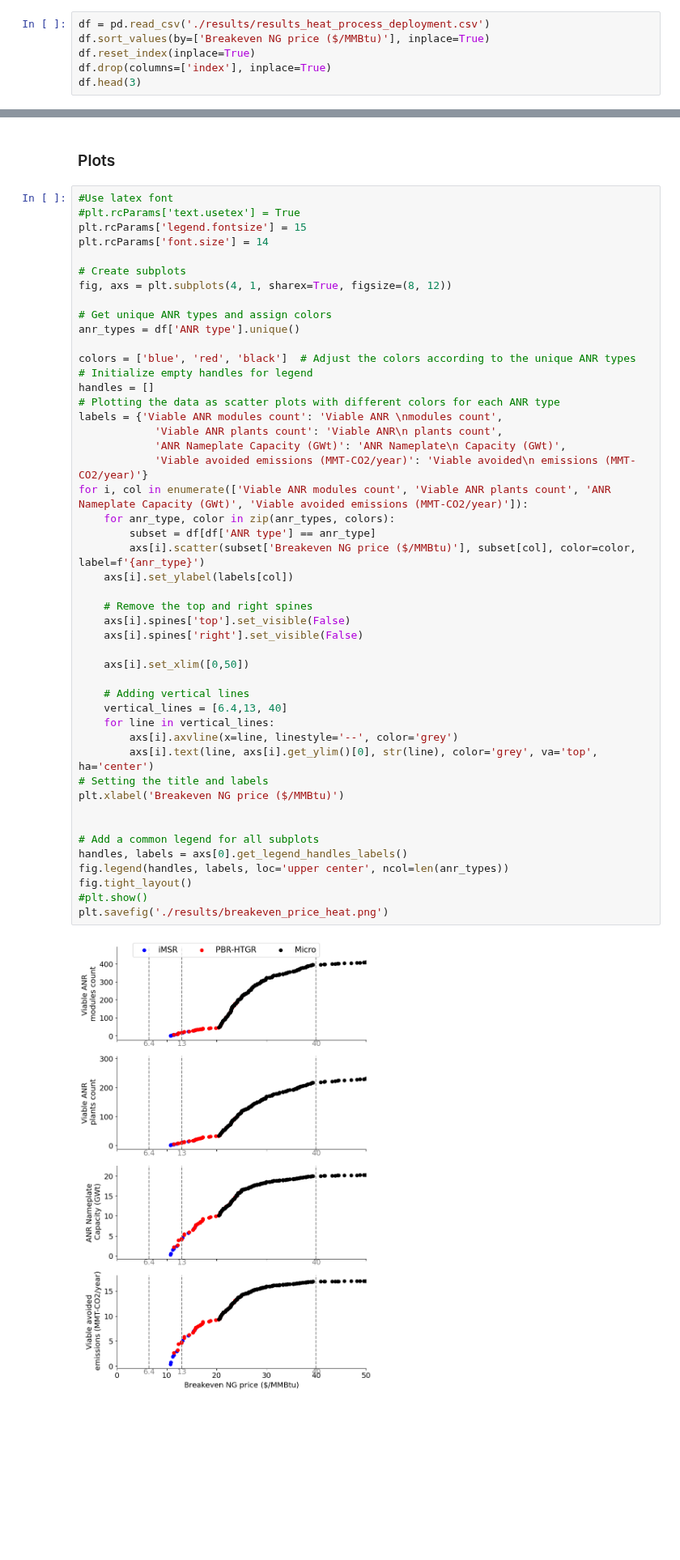
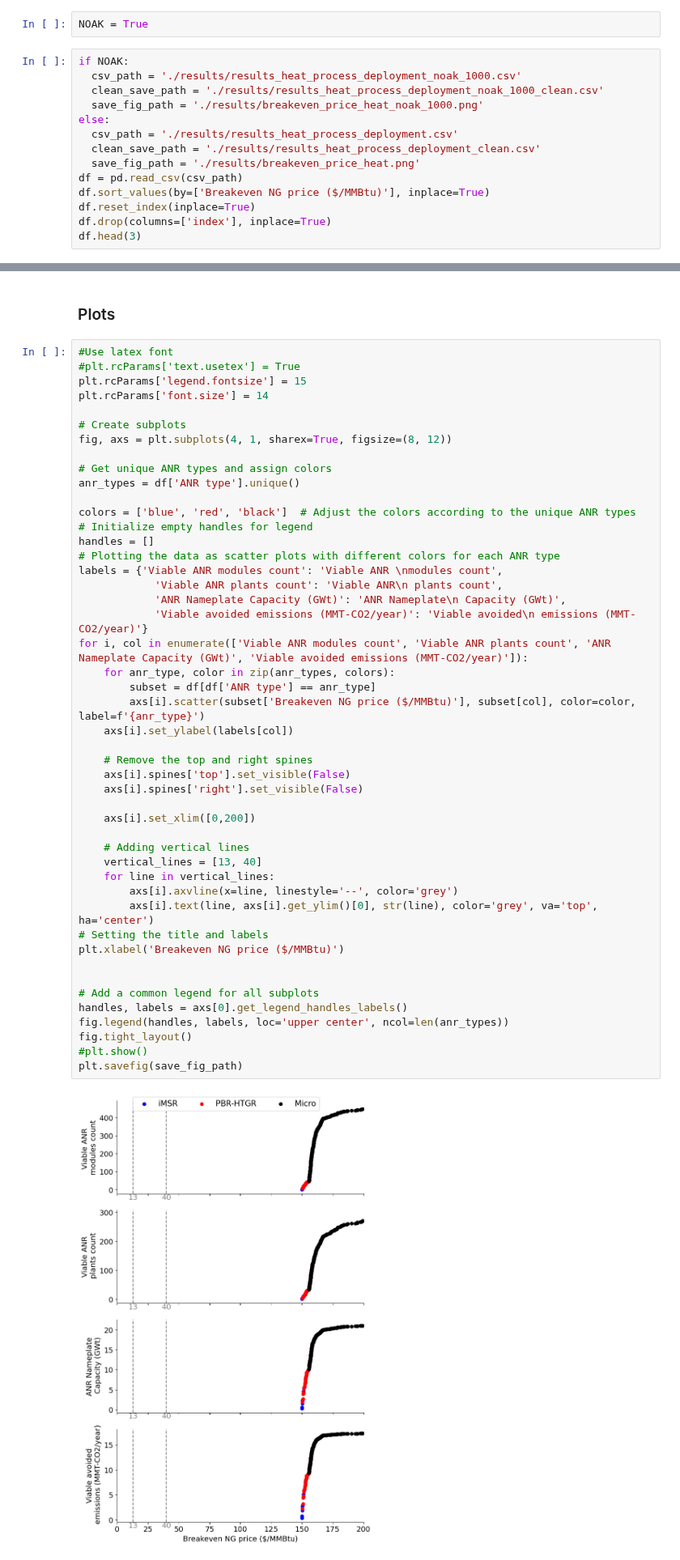
Before and after one commit to mgarrouste/SMR_deployment, a Jupyter notebook: code/pp_heat_process.ipynb, the cells around one changed output, grey strips where cells are left out. Shown at 81% size. Saved outputs shown, nothing was run; the diff lists cells and outputs as text; blank space fills up the shorter version.

Commit message:
adapt for noal post processing

```diff
--- a/code/pp_heat_process.ipynb
+++ b/code/pp_heat_process.ipynb
@@ -2,8 +2,18 @@
 import matplotlib.pyplot as plt
 import pandas as pd
 import numpy as np
+# %%
+NOAK = True
 # %%
-df = pd.read_csv('./results/results_heat_process_deployment.csv')
+if NOAK:
+  csv_path = './results/results_heat_process_deployment_noak_1000.csv'
+  clean_save_path = './results/results_heat_process_deployment_noak_1000_clean.csv'
+  save_fig_path = './results/breakeven_price_heat_noak_1000.png'
+else:
+  csv_path = './results/results_heat_process_deployment.csv'
+  clean_save_path = './results/results_heat_process_deployment_clean.csv'
+  save_fig_path = './results/breakeven_price_heat.png'
+df = pd.read_csv(csv_path)
 df.sort_values(by=['Breakeven NG price ($/MMBtu)'], inplace=True)
 df.reset_index(inplace=True)
 df.drop(columns=['index'], inplace=True)
@@ -170,34 +181,34 @@ handles = []
 # Plotting the data as scatter plots with different colors for each ANR type
 labels = {'Viable ANR modules count': 'Viable ANR \nmodules count',
             'Viable ANR plants count': 'Viable ANR\n plants count',
             'ANR Nameplate Capacity (GWt)': 'ANR Nameplate\n Capacity (GWt)',
             'Viable avoided emissions (MMT-CO2/year)': 'Viable avoided\n emissions (MMT-CO2/year)'}
 for i, col in enumerate(['Viable ANR modules count', 'Viable ANR plants count', 'ANR Nameplate Capacity (GWt)', 'Viable avoided emissions (MMT-CO2/year)']):
     for anr_type, color in zip(anr_types, colors):
         subset = df[df['ANR type'] == anr_type]
         axs[i].scatter(subset['Breakeven NG price ($/MMBtu)'], subset[col], color=color, label=f'{anr_type}')
     axs[i].set_ylabel(labels[col])
 
     # Remove the top and right spines
     axs[i].spines['top'].set_visible(False)
     axs[i].spines['right'].set_visible(False)
 
-    axs[i].set_xlim([0,50])
+    axs[i].set_xlim([0,200])
 
     # Adding vertical lines
-    vertical_lines = [6.4,13, 40]
+    vertical_lines = [13, 40]
     for line in vertical_lines:
         axs[i].axvline(x=line, linestyle='--', color='grey')
         axs[i].text(line, axs[i].get_ylim()[0], str(line), color='grey', va='top', ha='center')
 # Setting the title and labels
 plt.xlabel('Breakeven NG price ($/MMBtu)')
 
 
 # Add a common legend for all subplots
 handles, labels = axs[0].get_legend_handles_labels()
 fig.legend(handles, labels, loc='upper center', ncol=len(anr_types))
 fig.tight_layout()
 #plt.show()
-plt.savefig('./results/breakeven_price_heat.png')
+plt.savefig(save_fig_path)
 # %% [output]
-[figure, old version]
+[figure, new version]
```
Also changed, not shown: parts of 5 cells of this notebook.
